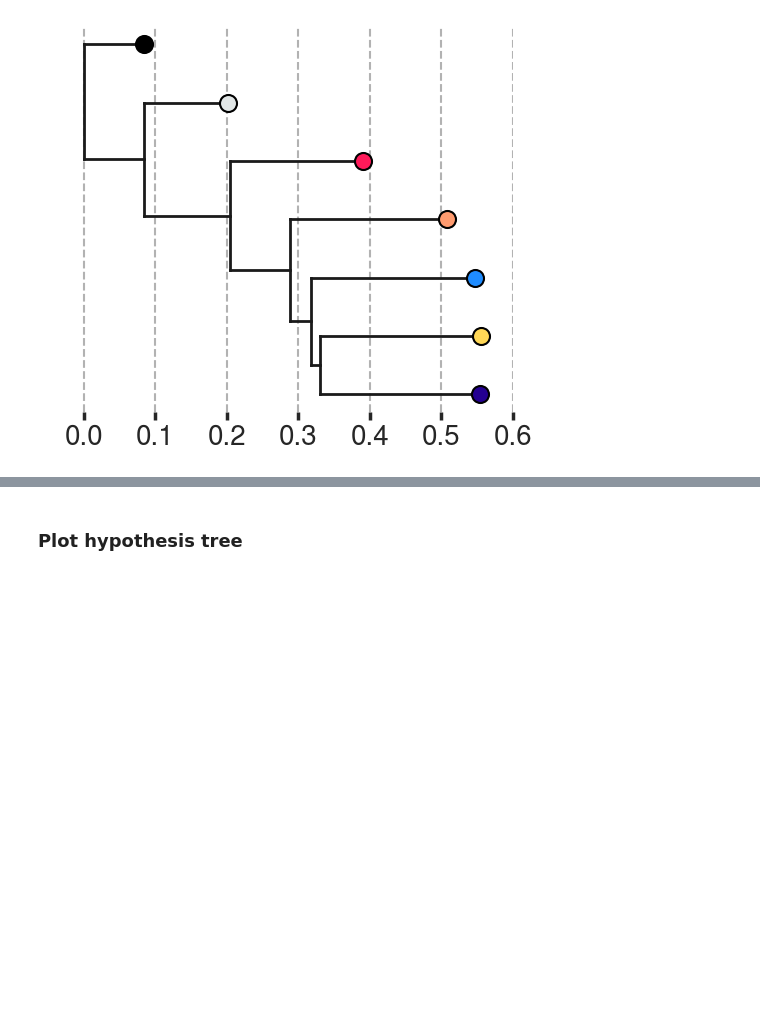
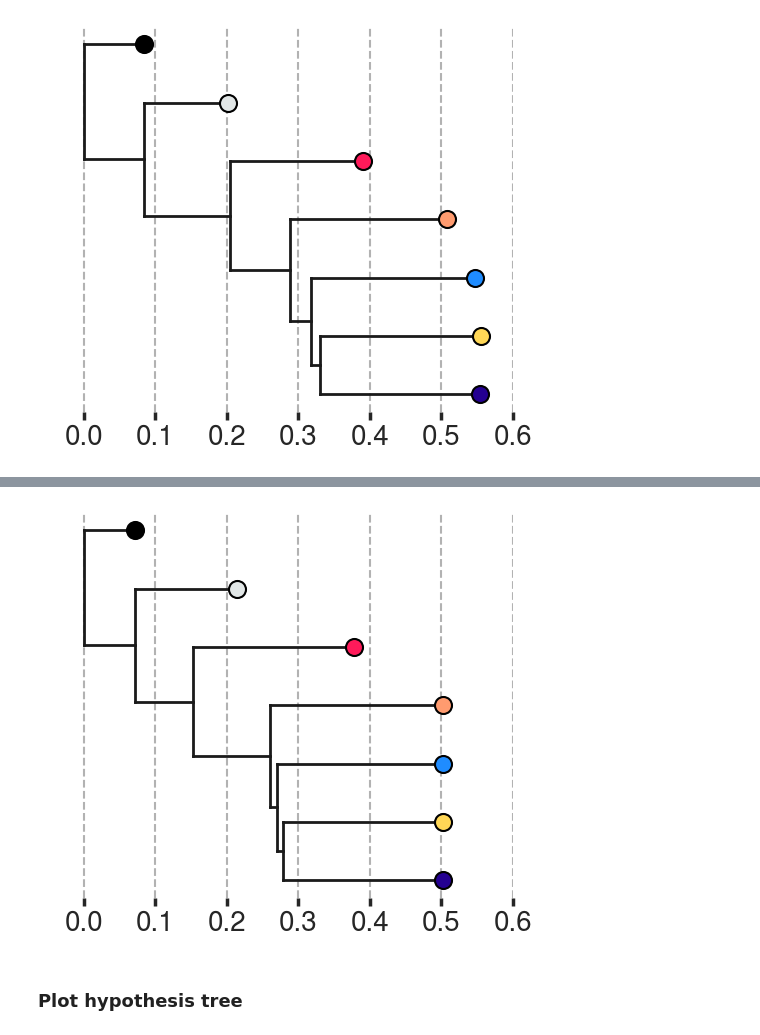
Before and after one commit to SrivatsanLab/SPC_genome, a Jupyter notebook: notebooks/K562_tree.ipynb, the cells around one changed output, grey strips where cells are left out. Cells and saved outputs as stored; diff of their text form; code cells hidden in the pictures; blank space fills up the shorter version.

```diff
--- a/notebooks/K562_tree.ipynb
+++ b/notebooks/K562_tree.ipynb
@@ -1021,3 +1211,73 @@ fig.savefig('../results/K562_tree/trees/grouped_consensus_tree_c.png', bbox_inch
+# %%
+import matplotlib.cm as cm
+from matplotlib.colors import Normalize
+
+# Load the consensus tree
+tree = dendropy.Tree.get(path="../results/K562_tree/trees/grouped_bootstrap_consensus_upgma.tre", schema="nexus")
+tree.write(path="../results/K562_tree/trees/grouped_bootstrap_consensus_upgma.newick", schema="newick")
+with open("../results/K562_tree/trees/grouped_bootstrap_consensus_upgma.tre") as f:
+    tree_string = f.read()
+
+# def extract_supports(tree_string):
+#     support_pattern = re.compile(r'\)[^\)]*?\[\&support=([0-9.]+)\]')
+#     supports = [float(s) for s in support_pattern.findall(tree_string)]
+#     return supports
+
+# support_values = extract_supports(tree_string)
+# support_values = support_values[:-1]  # drop root support val
+
+newickPath = '../results/K562_tree/trees/grouped_bootstrap_consensus_upgma.newick'
+tree = bt.loadNewick(newickPath)
+
+# internal_nodes_all = [n for n in tree.Objects if n.is_leaf() == False]
+# assert len(internal_nodes_all) == len(support_values), "Support count doesn't match internal nodes"
+# for node, support in zip(internal_nodes_all, support_values):
+#     node.traits['support'] = support
+
+fig, ax = plt.subplots(figsize=(6, 5))
+
+tree.plotTree(ax)
+
+# Plot tips manually with matching style
+for k in tree.Objects:
+    if k.is_leaf():
+        ax.scatter(k.x, k.y, s=150, edgecolor='black', linewidth=1.5,
+                   color=pal[k.name], zorder=100)
+
+# Internal nodes
+internal_nodes = sorted([k for k in tree.Objects if k.branchType == 'node'],
+                        key=lambda n: n.x)
+
+# Vertical dashed grey lines at default x-tick positions, plus 0.6
+plt.xlim((-0.05, 0.6))
+xtick_positions = [0.0, 0.1, 0.2, 0.3, 0.4, 0.5, 0.6]
+ax.set_xticks(xtick_positions)
+for x in xtick_positions:
+    ax.axvline(x, color='grey', linestyle='--', linewidth=1.5, alpha=0.6, zorder=0)
+
+# Internal node points colored by support
+# supports = [n.traits['support'] for n in internal_nodes]
+# xs = [n.x for n in internal_nodes]
+# ys = [n.y for n in internal_nodes]
+
+# norm = Normalize(vmin=0.9, vmax=1.0)
+# cmap = cm.plasma_r
+# sc = ax.scatter(xs, ys, c=supports, cmap=cmap, norm=norm,
+#                 s=100, zorder=101, edgecolor='black', linewidth=1.0)
+
+# cbar = fig.colorbar(sc, ax=ax, shrink=0.5, pad=0.02)
+# cbar.set_label('Bootstrap support', fontsize=12)
+
+ax.spines['top'].set_visible(False)
+ax.spines['right'].set_visible(False)
+ax.spines['bottom'].set_visible(False)
+ax.spines['left'].set_visible(False)
+ax.get_yaxis().set_ticks([])
+plt.xticks(fontsize=20)
+# ax.set_xlabel('Divergence', fontsize=20)
+fig.savefig('../results/K562_tree/trees/grouped_consensus_tree_upgma.png', bbox_inches='tight', dpi=600)
+# %% [output]
+[figure, added]
 # %% [markdown]
 ### Plot hypothesis tree
 # %%
```
Also changed, not shown: parts of 9 cells of this notebook, 6 other files.
